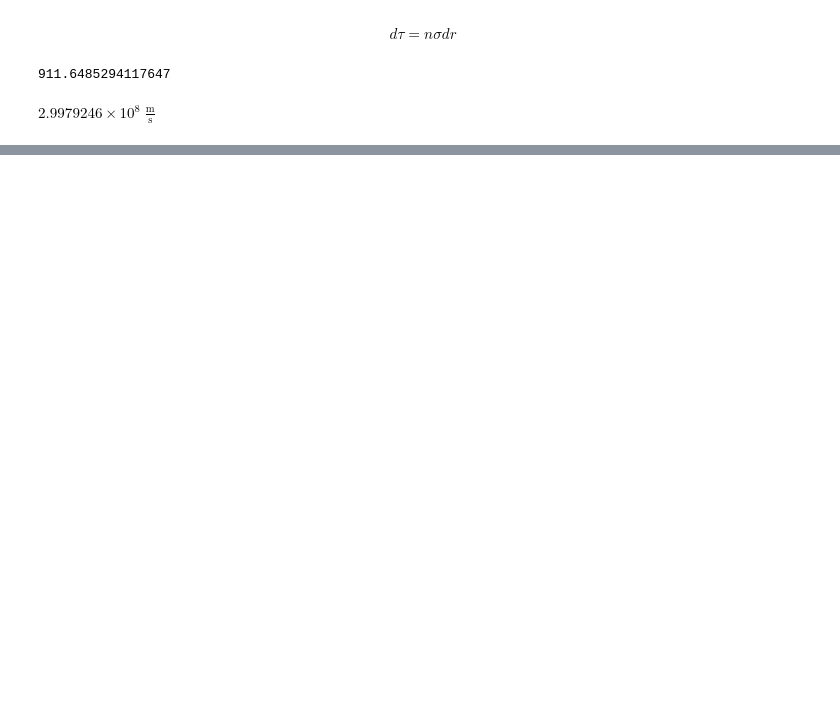
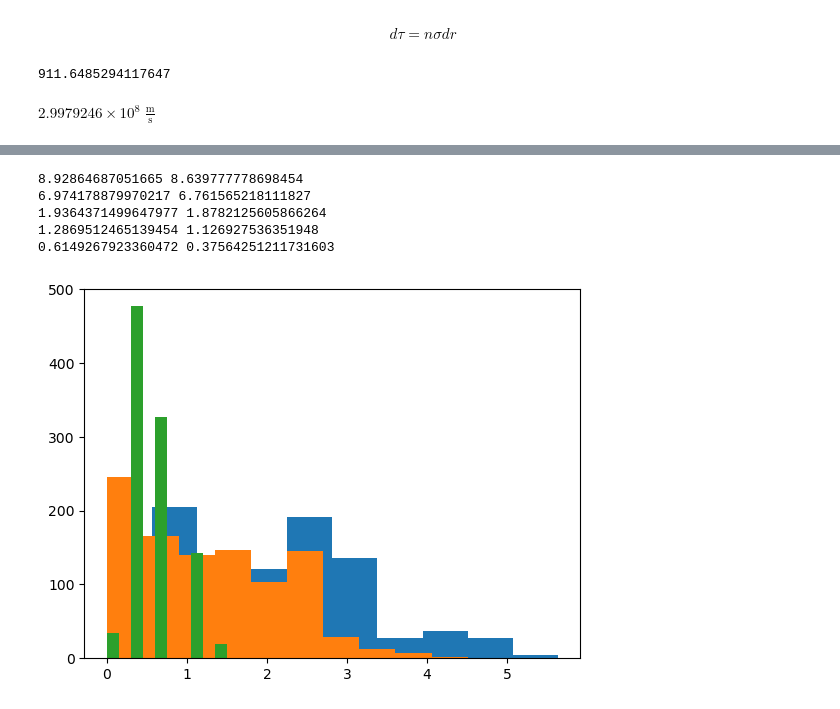
Before and after one commit to zoesuns/mfp, a Jupyter notebook: codes/calc_mfp.ipynb, the cells around one changed output, grey strips where cells are left out. Drawn from its saved outputs; the diff is of its cells as text; code cells hidden in the pictures; blank space fills up the shorter version.

```diff
--- a/codes/calc_mfp.ipynb
+++ b/codes/calc_mfp.ipynb
@@ -134,0 +208,27 @@ $299792.46 \; \mathrm{\frac{km}{s}}$
+# %%
+mfp_pMpc_z525=(eV2lambdaAA(13.6)-np.array(AA_tau1_list))/eV2lambdaAA(13.6)*clight_kmps/Hz
+
+mfp_pMpc_Fz52=(eV2lambdaAA(13.6)-np.array(AA_tau1_list_Fz52))/eV2lambdaAA(13.6)*clight_kmps/Hz
+
+mfp_pMpc_Fz61=(eV2lambdaAA(13.6)-np.array(AA_tau1_list_Fz61))/eV2lambdaAA(13.6)*clight_kmps/Hz
+mfp_pMpc_Fz64=(eV2lambdaAA(13.6)-np.array(AA_tau1_list_Fz64))/eV2lambdaAA(13.6)*clight_kmps/Hz
+mfp_pMpc_Fz68=(eV2lambdaAA(13.6)-np.array(AA_tau1_list_Fz68))/eV2lambdaAA(13.6)*clight_kmps/Hz
+
+
+# plt.hist(mfp_pMpc_z525)
+# plt.hist(mfp_pMpc_Fz52)
+plt.hist(mfp_pMpc_Fz61)
+plt.hist(mfp_pMpc_Fz64)
+plt.hist(mfp_pMpc_Fz68,bins=10)
+print(np.mean(mfp_pMpc_z525),np.median(mfp_pMpc_z525))
+print(np.mean(mfp_pMpc_Fz52),np.median(mfp_pMpc_Fz52))
+print(np.mean(mfp_pMpc_Fz61),np.median(mfp_pMpc_Fz61))
+print(np.mean(mfp_pMpc_Fz64),np.median(mfp_pMpc_Fz64))
+print(np.mean(mfp_pMpc_Fz68),np.median(mfp_pMpc_Fz68))
+# %% [output]
+8.92864687051665 8.639777778698454
+6.974178879970217 6.761565218111827
+1.9364371499647977 1.8782125605866264
+1.2869512465139454 1.126927536351948
+0.6149267923360472 0.37564251211731603
+[figure, added]
```
Also changed, not shown: parts of 35 cells of this notebook, 2 other files.
